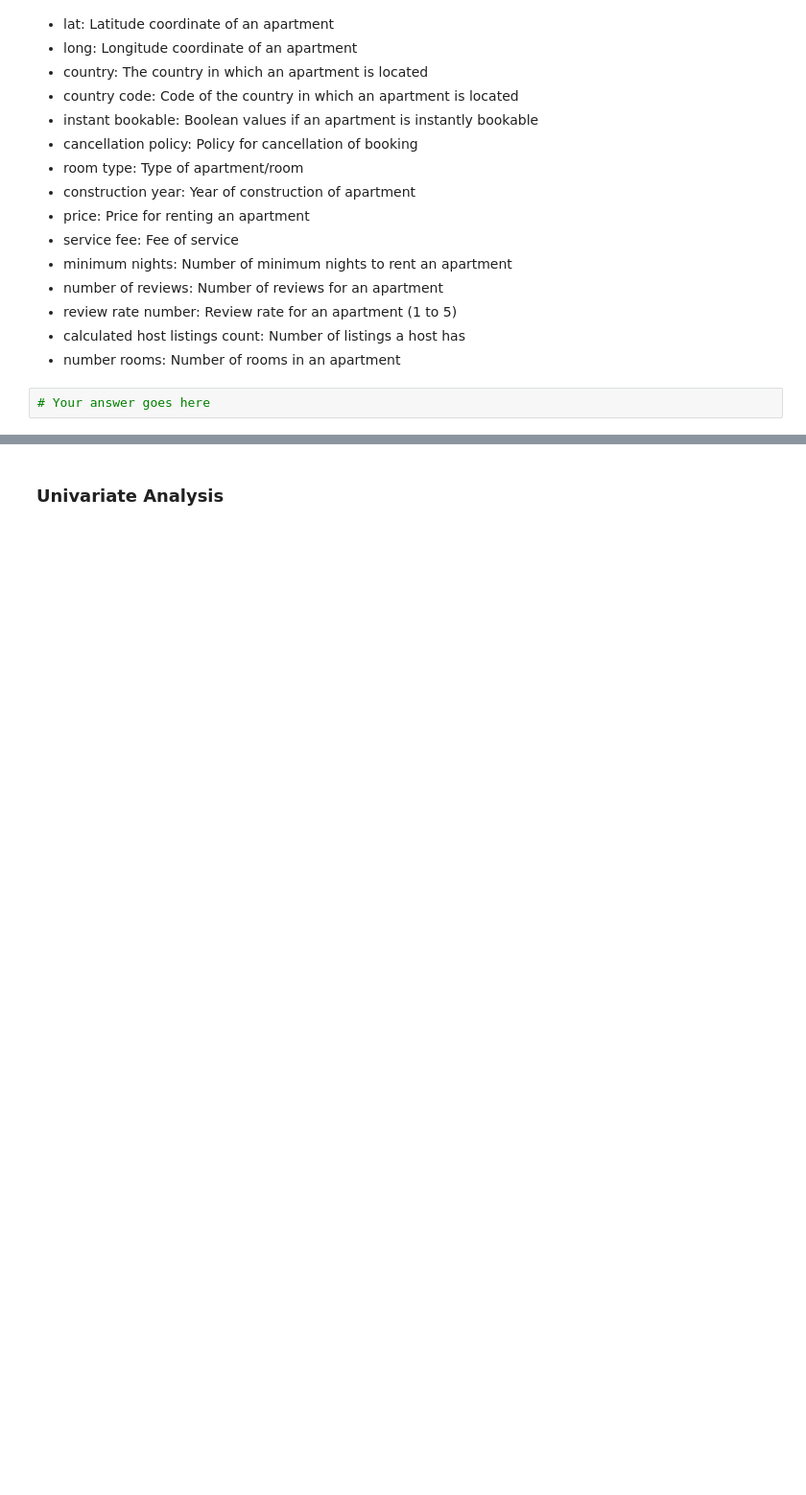
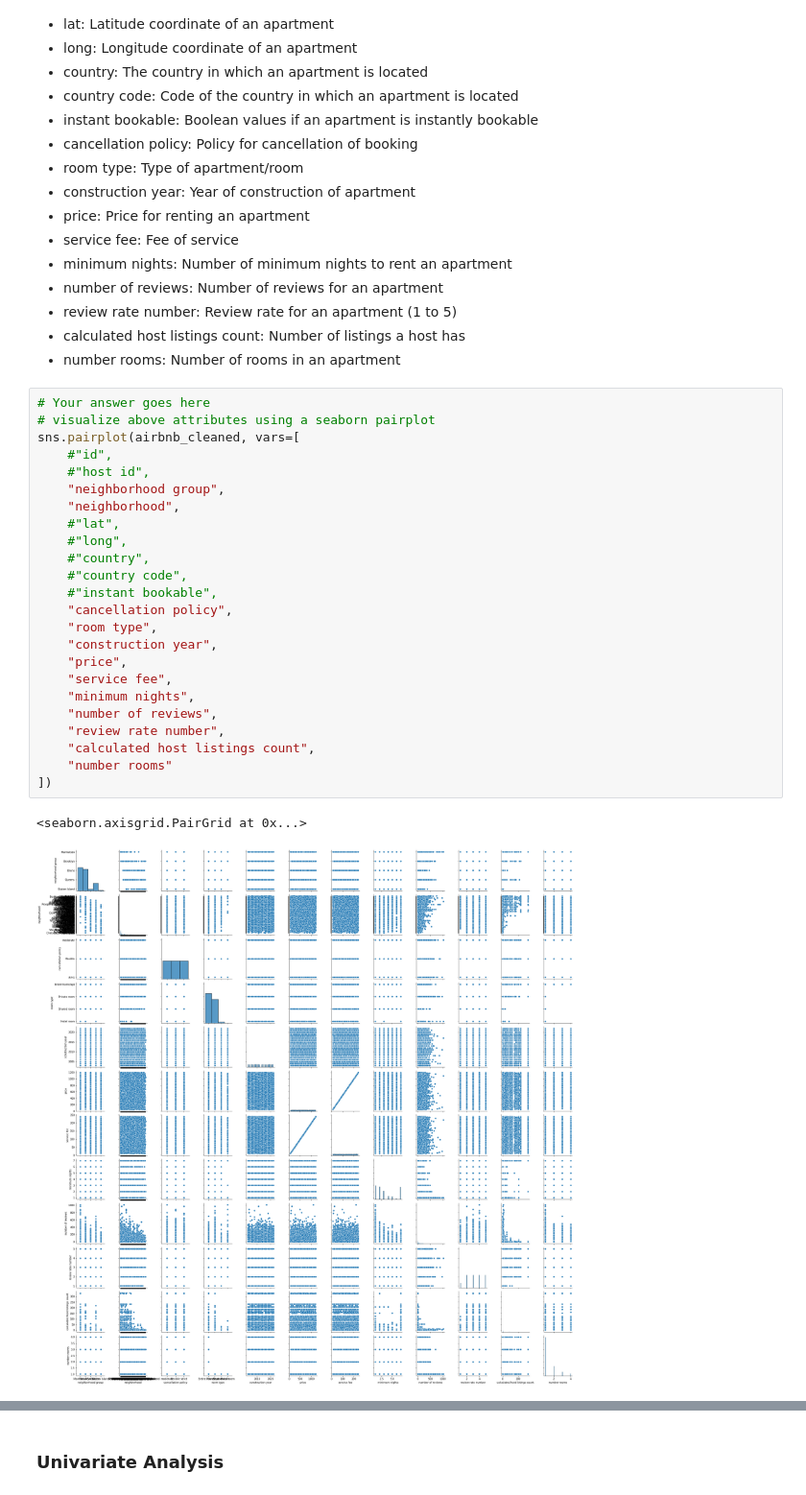
Before and after one commit to CodingTil/2022_23---Introduction-to-Data-Science---Exercises, a Jupyter notebook: assignment_1/assignment_1.ipynb, the cells around one changed output, grey strips where cells are left out. Shown at 96% size. Drawn from its saved outputs; the diff is of its cells as text; blank space fills up the shorter version.

```diff
--- a/assignment_1/assignment_1.ipynb
+++ b/assignment_1/assignment_1.ipynb
@@ -90,5 +171,30 @@ Since you have an overview of the prices and their distribution, you want to inv
 - number rooms: Number of rooms in an apartment
 # %%
 # Your answer goes here
+# visualize above attributes using a seaborn pairplot
+sns.pairplot(airbnb_cleaned, vars=[
+    #"id",
+    #"host id",
+    "neighborhood group",
+    "neighborhood",
+    #"lat",
+    #"long",
+    #"country",
+    #"country code",
+    #"instant bookable",
+    "cancellation policy",
+    "room type",
+    "construction year",
+    "price",
+    "service fee",
+    "minimum nights",
+    "number of reviews",
+    "review rate number",
+    "calculated host listings count",
+    "number rooms"
+])
+# %% [output]
+<seaborn.axisgrid.PairGrid at 0x...>
+[figure, added]
 # %% [markdown]
 _Answer:_
```
Also changed, not shown: parts of 24 cells of this notebook.
